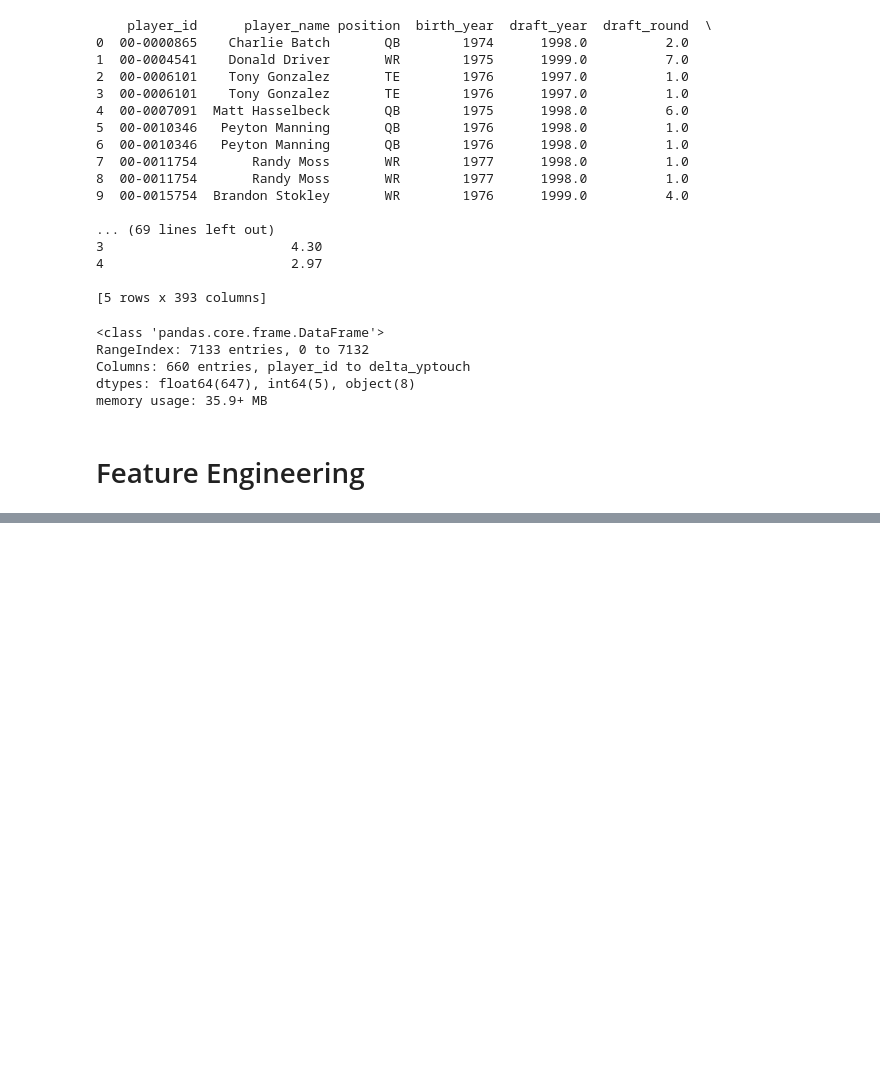
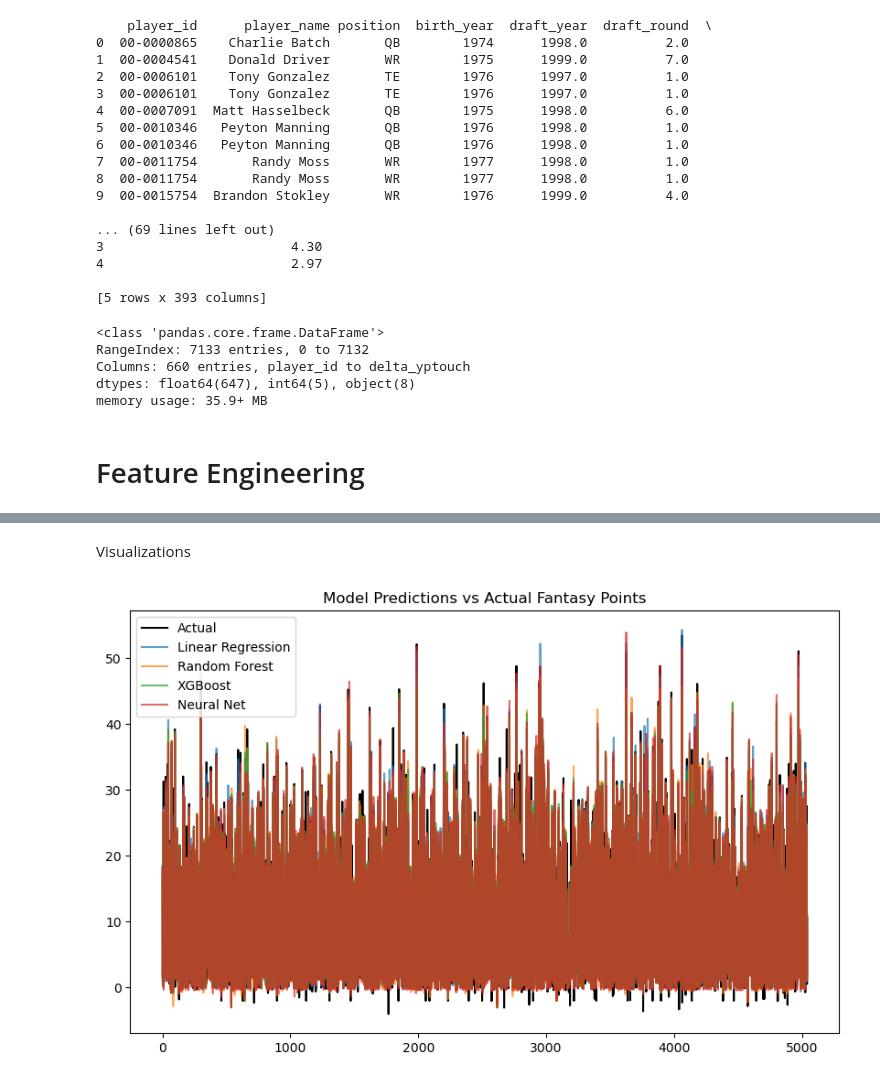
Before and after one commit to omendez930/fantasy-football-recommendations, a Jupyter notebook: draft_analysis.ipynb, the cells around one changed output, grey strips where cells are left out. Saved outputs shown, nothing was run; the diff lists cells and outputs as text; code cells hidden in the pictures; blank space fills up the shorter version.

```diff
--- a/draft_analysis.ipynb
+++ b/draft_analysis.ipynb
@@ -155,0 +248,12 @@ Linear Regression RSME: 1.908323988574615
+# %%
+nn = Sequential([
+    Dense(64, activation='relu', input_shape=(X_train.shape[1],)),
+    Dense(32, activation='relu'),
+    Dense(1)
+])
+
+nn.compile(optimizer='adam', loss='mse')
+nn.fit(X_train_scaled, y_train, epochs=50, batch_size=32, verbose=0)
+
+y_pred_nn = nn.predict(X_test_scaled).flatten()
+print("Neural Network R2:", r2_score(y_test, y_pred_nn))
@@ -155,0 +263,21 @@ Linear Regression RSME: 1.908323988574615
+# %% [markdown]
+Visualizations
+# %%
+models = {
+    "Linear Regression": y_pred_lr,
+    "Random Forest": y_pred_rf,
+    "XGBoost": y_pred_xgb,
+    "Neural Net": y_pred_nn
+}
+
+plt.figure(figsize=(10,6))
+plt.plot(y_test.values, label="Actual", color="black")
+
+for name, preds in models.items():
+    plt.plot(preds, label=name, alpha=0.7)
+
+plt.legend()
+plt.title("Model Predictions vs Actual Fantasy Points")
+plt.show()
+# %% [output]
+[figure, added]
```
Also changed, not shown: parts of 15 cells of this notebook.
